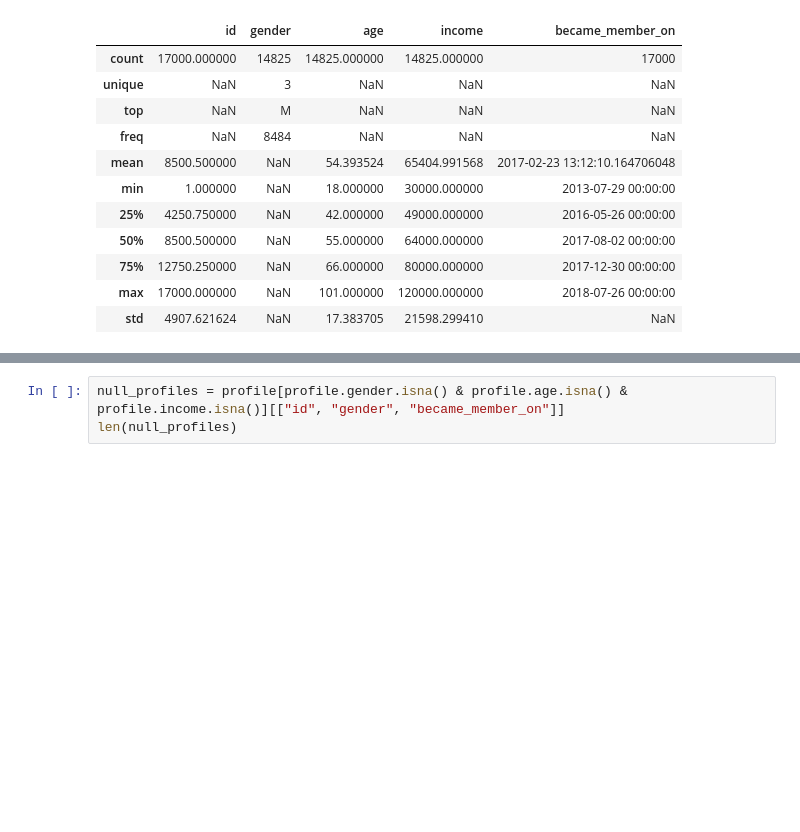
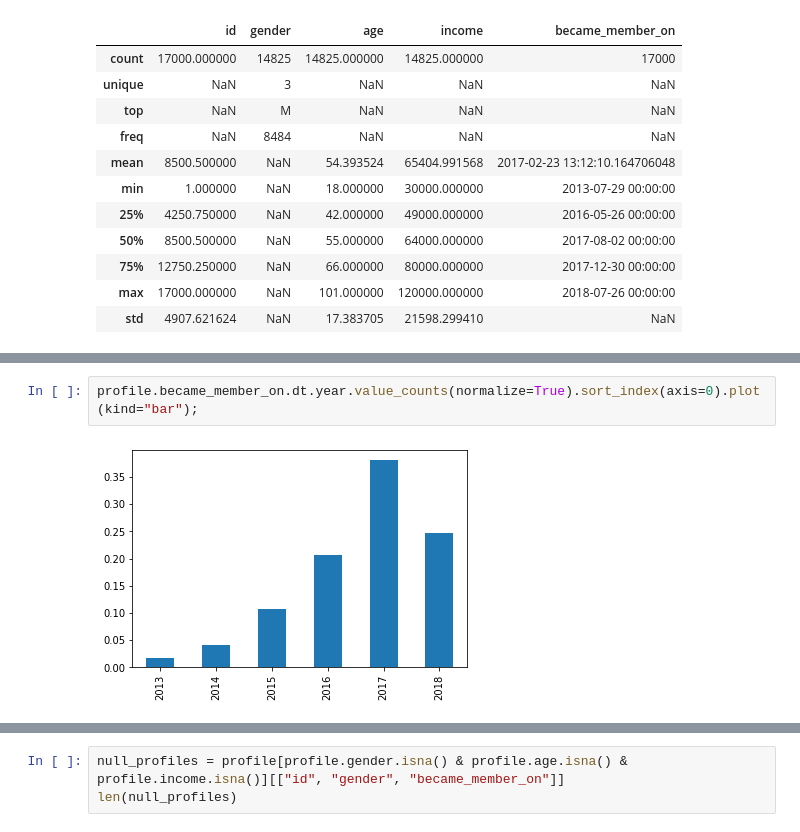
Before and after one commit to netxph/sb-capstone, a Jupyter notebook: notebooks/02 - Exploratory Data Analysis.ipynb, the cells around one changed output, grey strips where cells are left out. Cells and saved outputs as stored; diff of their text form; blank space fills up the shorter version.

```diff
--- a/notebooks/01 - Exploratory Data Analysis.ipynb
+++ b/notebooks/02 - Exploratory Data Analysis.ipynb
@@ -210,0 +234,4 @@ Name: gender, dtype: int64
+# %%
+profile.became_member_on.dt.year.value_counts(normalize=True).sort_index(axis=0).plot(kind="bar");
+# %% [output]
+[figure, added]
```
Also changed, not shown: parts of 10 cells of this notebook.
